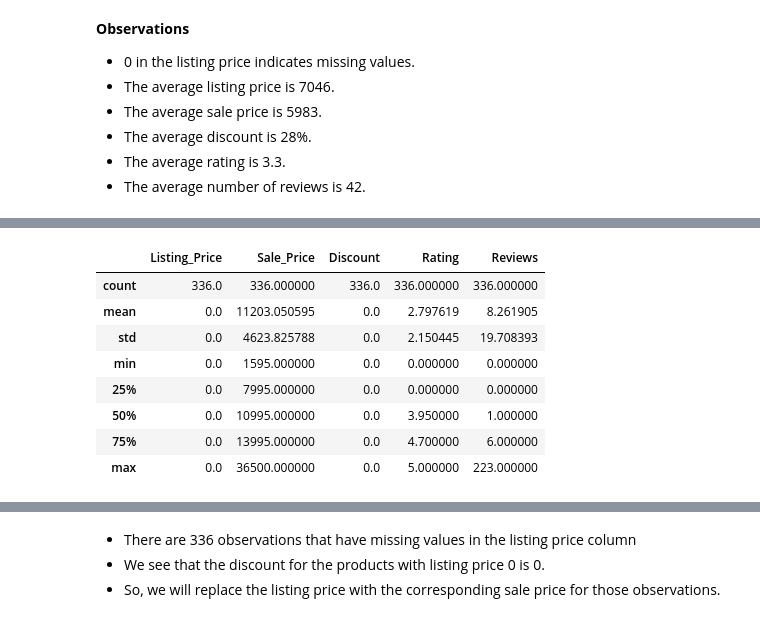
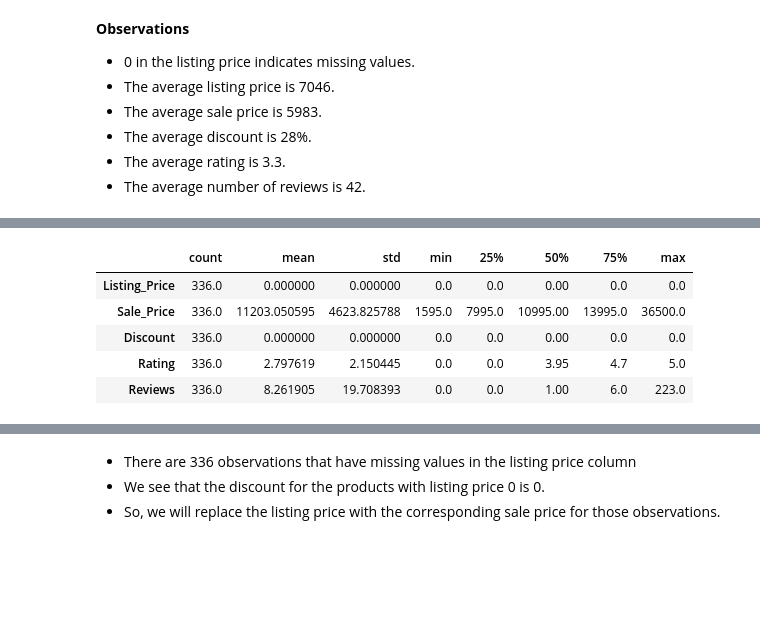
Before and after one commit to sapan-s2/AI_Austin_course, a Jupyter notebook: USL_W1_AdditionalCaseStudy_ProductSegmentation.ipynb, the cells around one changed output, grey strips where cells are left out. Saved outputs shown, nothing was run; the diff lists cells and outputs as text; code cells hidden in the pictures; blank space fills up the shorter version.

```diff
--- a/USL_W1_AdditionalCaseStudy_ProductSegmentation.ipynb
+++ b/USL_W1_AdditionalCaseStudy_ProductSegmentation.ipynb
@@ -179,12 +176,9 @@ df[(df.Listing_Price == 0)]
 # %%
-df[(df.Listing_Price == 0)].describe()
+df[(df.Listing_Price == 0)].describe().T
 # %% [output]
-|  | Listing_Price | Sale_Price | Discount | Rating | Reviews |
-| count | 336.0 | 336.000000 | 336.0 | 336.000000 | 336.000000 |
-| mean | 0.0 | 11203.050595 | 0.0 | 2.797619 | 8.261905 |
-| std | 0.0 | 4623.825788 | 0.0 | 2.150445 | 19.708393 |
-| min | 0.0 | 1595.000000 | 0.0 | 0.000000 | 0.000000 |
-| 25% | 0.0 | 7995.000000 | 0.0 | 0.000000 | 0.000000 |
-| 50% | 0.0 | 10995.000000 | 0.0 | 3.950000 | 1.000000 |
-| 75% | 0.0 | 13995.000000 | 0.0 | 4.700000 | 6.000000 |
-| max | 0.0 | 36500.000000 | 0.0 | 5.000000 | 223.000000 |
+|  | count | mean | std | min | 25% | 50% | 75% | max |
+| Listing_Price | 336.0 | 0.000000 | 0.000000 | 0.0 | 0.0 | 0.00 | 0.0 | 0.0 |
+| Sale_Price | 336.0 | 11203.050595 | 4623.825788 | 1595.0 | 7995.0 | 10995.00 | 13995.0 | 36500.0 |
+| Discount | 336.0 | 0.000000 | 0.000000 | 0.0 | 0.0 | 0.00 | 0.0 | 0.0 |
+| Rating | 336.0 | 2.797619 | 2.150445 | 0.0 | 0.0 | 3.95 | 4.7 | 5.0 |
+| Reviews | 336.0 | 8.261905 | 19.708393 | 0.0 | 0.0 | 1.00 | 6.0 | 223.0 |
```
Also changed, not shown: parts of 26 cells of this notebook.
